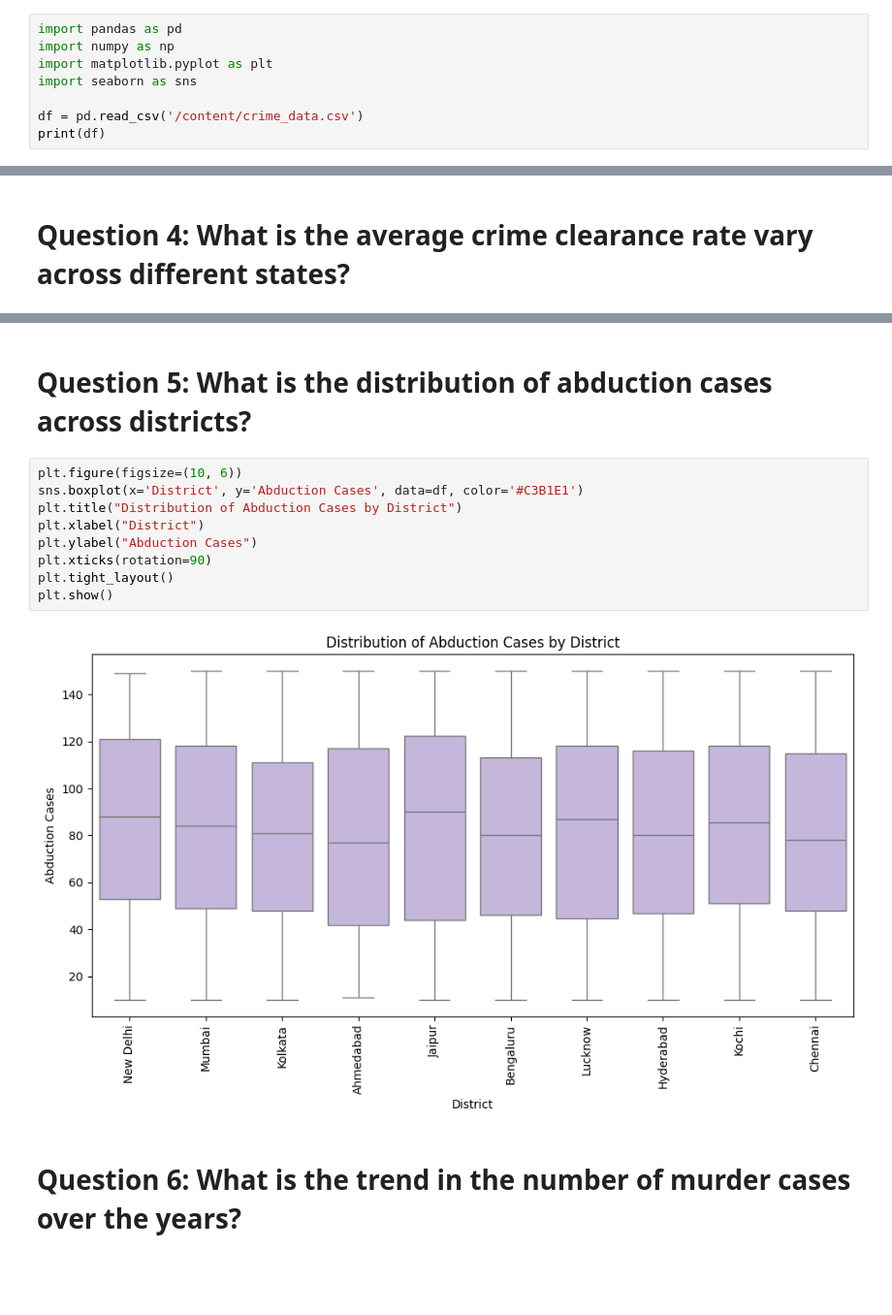
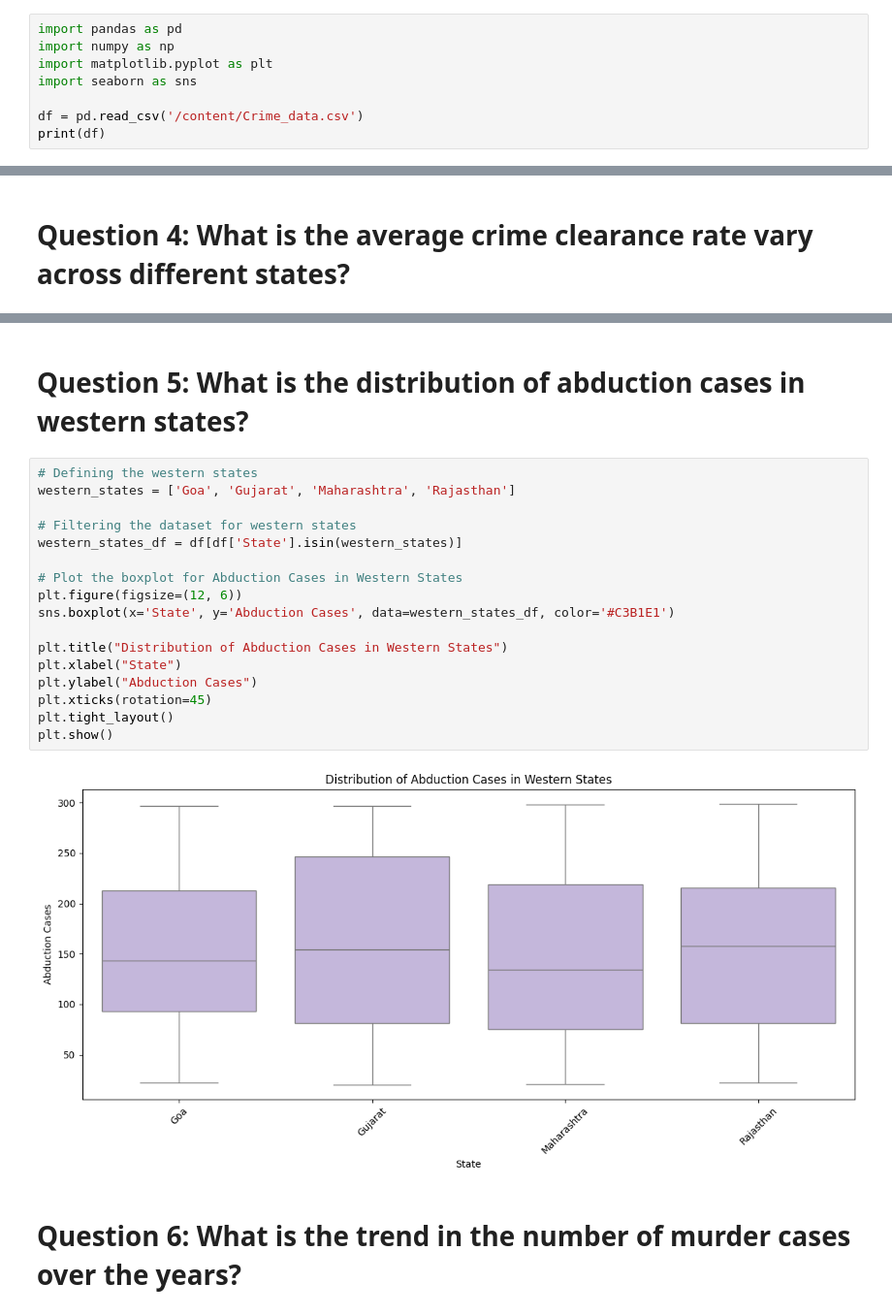
Before and after one commit to AanchalPandey16/CrimeRateAnalysis, a Jupyter notebook: CrimeRateAnalysis.ipynb, the cells around one changed output, grey strips where cells are left out. Shown at 97% size. Drawn from its saved outputs; the diff is of its cells as text; blank space fills up the shorter version.

```diff
--- a/CrimeRateAnalysis.ipynb
+++ b/CrimeRateAnalysis.ipynb
@@ -6,6 +4,6 @@ import numpy as np
 import matplotlib.pyplot as plt
 import seaborn as sns
 
-df = pd.read_csv('/content/crime_data.csv')
+df = pd.read_csv('/content/Crime_data.csv')
 print(df)
 # %% [output]
@@ -244,16 +283,24 @@ plt.show()
 # %% [markdown]
-# Question 5: What is the distribution of abduction cases across districts?
+# Question 5: What is the distribution of abduction cases in western states?
 # %%
-plt.figure(figsize=(10, 6))
-sns.boxplot(x='District', y='Abduction Cases', data=df, color='#C3B1E1')
-plt.title("Distribution of Abduction Cases by District")
-plt.xlabel("District")
+# Defining the western states
+western_states = ['Goa', 'Gujarat', 'Maharashtra', 'Rajasthan']
+
+# Filtering the dataset for western states
+western_states_df = df[df['State'].isin(western_states)]
+
+# Plot the boxplot for Abduction Cases in Western States
+plt.figure(figsize=(12, 6))
+sns.boxplot(x='State', y='Abduction Cases', data=western_states_df, color='#C3B1E1')
+
+plt.title("Distribution of Abduction Cases in Western States")
+plt.xlabel("State")
 plt.ylabel("Abduction Cases")
-plt.xticks(rotation=90)
+plt.xticks(rotation=45)
 plt.tight_layout()
 plt.show()
 # %% [output]
-[figure, old version]
+[figure, new version]
 # %% [markdown]
 # Question 6: What is the trend in the number of murder cases over the years?
 # %%
```
Also changed, not shown: parts of 23 cells of this notebook.
